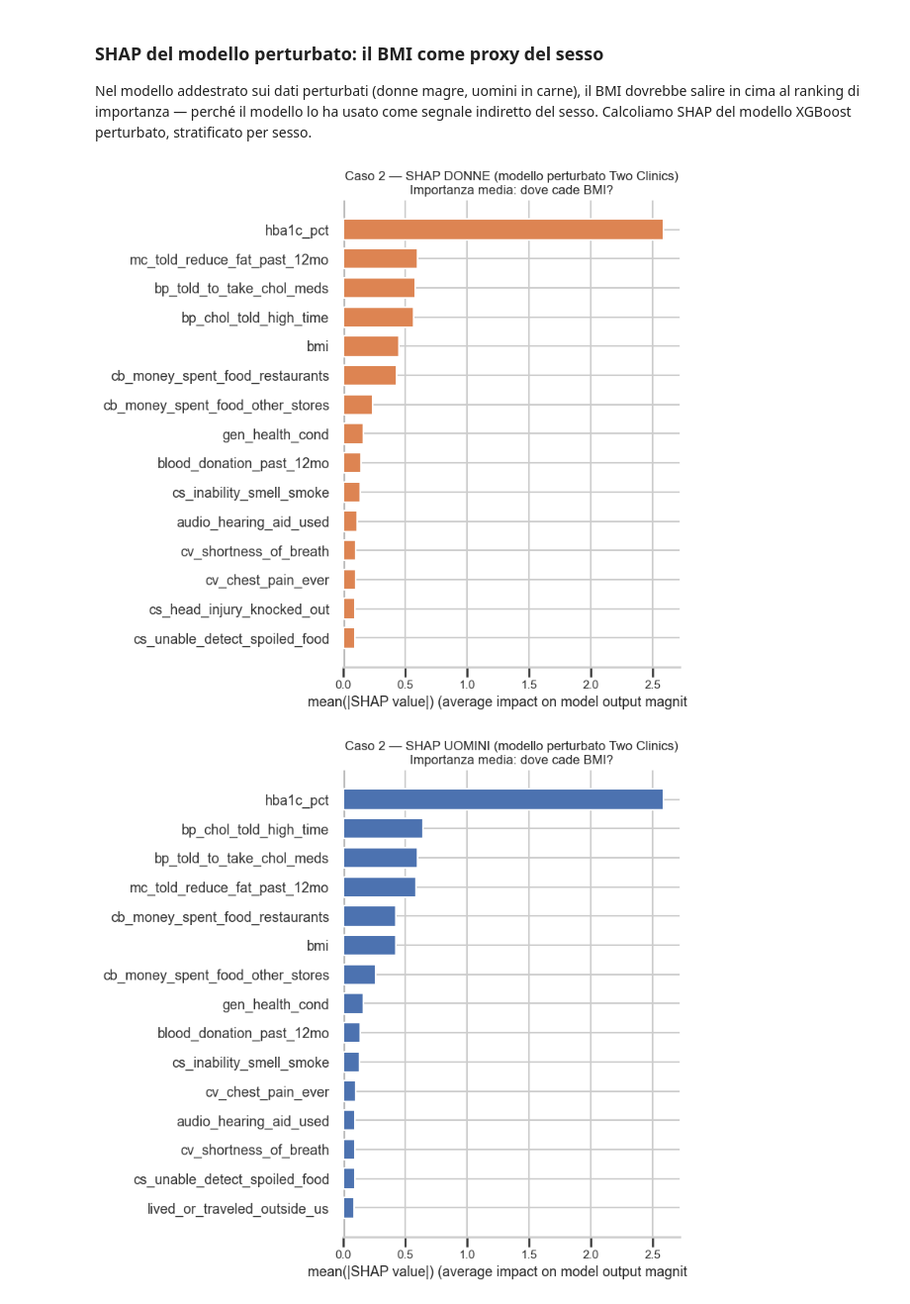
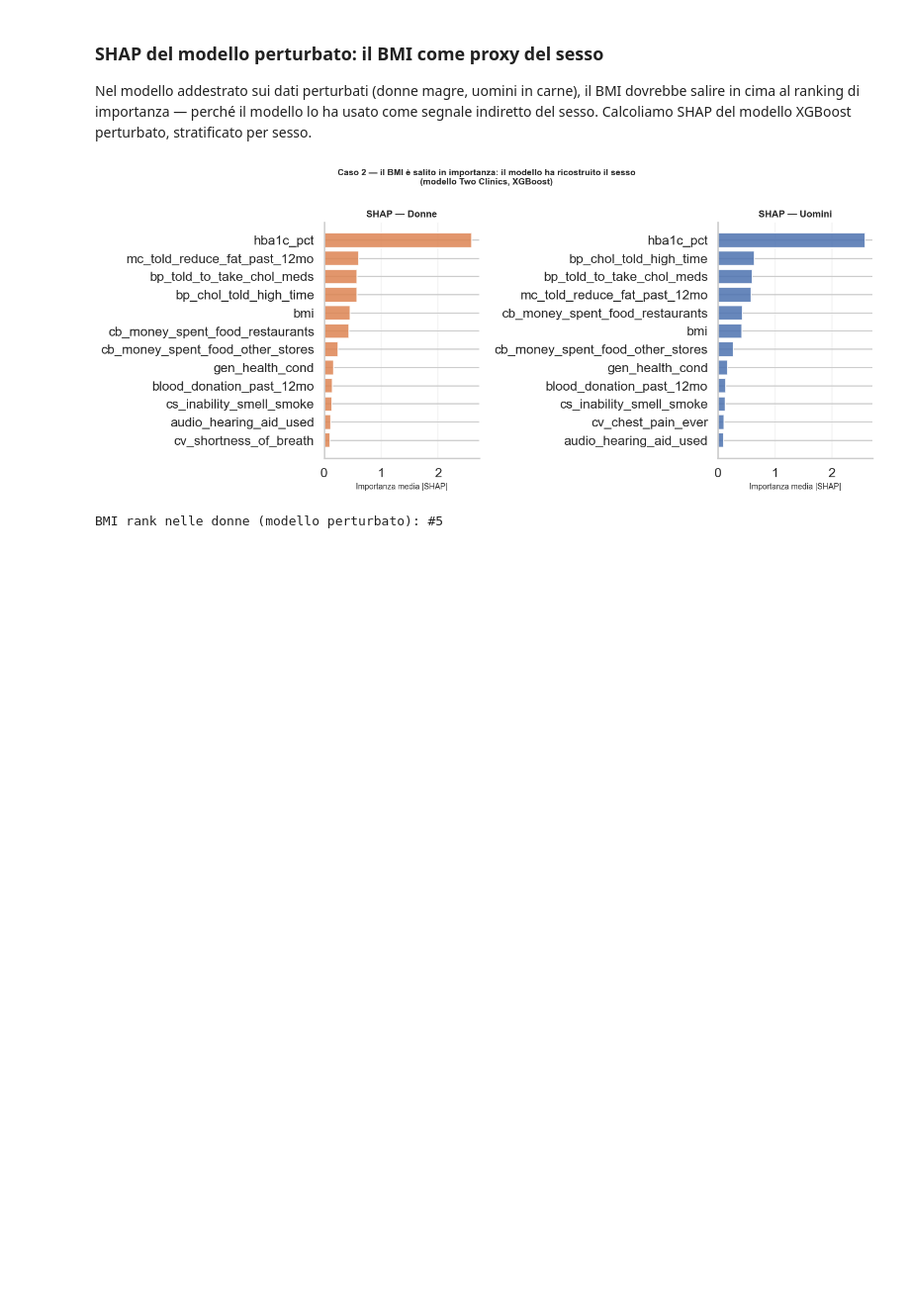
Before and after one commit to oliviariccomi/gender-bias-analysis, a Jupyter notebook: Fase_3_4_Modelli_Performance_Gap.ipynb, the cells around one changed output. Shown at 99% size. Drawn from its saved outputs; the diff is of its cells as text; code cells hidden in the pictures; blank space fills up the shorter version.

```diff
--- a/Fase_3_4_Modelli_Performance_Gap.ipynb
+++ b/Fase_3_4_Modelli_Performance_Gap.ipynb
@@ -96,7 +96,7 @@ DATA_PATH_ALT = 'NHANES_2013_2014_CSV/NHANES_2013_2014_CSV/NHANES_2013_2014_mast
 ZIP_FALLBACK  = 'NHANES_2013_2014_CSV.zip'
 OUTPUT_DIR    = 'archive'
 SEED          = 42
-N_BOOTSTRAP   = 50
+N_BOOTSTRAP   = 30
 
 # Risolvi il percorso effettivo del dato
 if os.path.exists(DATA_FILENAME):
@@ -1714,27 +1154,22 @@ grip_hand1_trial1_kg               15       8          7
 # %%
 summary_case1 = {
     'case': 'Case 1 - Bias di numerosita\' del genere',
-    'options_executed': ['1A', '1B', '1C'],
+    'options_executed': ['1A', '1B'],
     'n_total_train': 3000, 'n_test_fixed': int(len(test_fixed)),
     'bootstrap_n': N_BOOTSTRAP, 'seed': SEED,
     '1A': {
-        'target': 'bp_systolic_1', 'features': ['bmi', 'age_years'],
-        'mae_F_S0': float(results_1a.loc[results_1a['scenario']=='S0_50-50','mae_F'].mean()),
-        'mae_F_S3': float(results_1a.loc[results_1a['scenario']=='S3_5-95','mae_F'].mean()),
-        'mae_M_S0': float(results_1a.loc[results_1a['scenario']=='S0_50-50','mae_M'].mean()),
-        'mae_M_S3': float(results_1a.loc[results_1a['scenario']=='S3_5-95','mae_M'].mean()),
-    },
-    '1B': {
         'target': TARGET_1B, 'n_features': len(features_1b),
         'auroc_F_S0': float(results_1b.loc[results_1b['scenario']=='S0_50-50','auroc_F'].mean()),
         'auroc_F_S3': float(results_1b.loc[results_1b['scenario']=='S3_5-95','auroc_F'].mean()),
-        'delong_F_p': p_delong_F, 'delong_F_z': z_delong_F,
+        'cal_int_F_S0': float(results_1b.loc[results_1b['scenario']=='S0_50-50','cal_int_F'].mean()),
+        'cal_int_F_S3': float(results_1b.loc[results_1b['scenario']=='S3_5-95','cal_int_F'].mean()),
     },
-    '1C': {
+    '1B': {
         'target': TARGET_1C, 'n_features': len(features_1c),
         'auroc_F_S0': float(results_1c.loc[results_1c['scenario']=='S0_50-50','auroc_F'].mean()),
         'auroc_F_S3': float(results_1c.loc[results_1c['scenario']=='S3_5-95','auroc_F'].mean()),
-        'delong_F_p': p_dl_F_c, 'delong_F_z': z_F_c,
+        'cal_int_F_S0': float(results_1c.loc[results_1c['scenario']=='S0_50-50','cal_int_F'].mean()),
+        'cal_int_F_S3': float(results_1c.loc[results_1c['scenario']=='S3_5-95','cal_int_F'].mean()),
     }
 }
 with open(f'{OUTPUT_DIR}/case1/summary.json', 'w') as f:
@@ -2233,35 +1626,53 @@ XGBoost — metriche chiave (stesso pattern di LogReg):
 
 Nel modello addestrato sui dati perturbati (donne magre, uomini in carne), il BMI dovrebbe salire in cima al ranking di importanza — perché il modello lo ha usato come segnale indiretto del sesso. Calcoliamo SHAP del modello XGBoost perturbato, stratificato per sesso.
 # %%
-# SHAP per modello perturbato (XGBoost)
+# SHAP Caso 2 — XGBoost perturbato, donne vs uomini side-by-side
 import shap
 rng_shap = np.random.default_rng(SEED)
 tr_pert_shap = sample_perturbed_2(pool_2, N_PER_SEX_2, rng_shap)
-res_p_xgb, _, _, _, xgb_pert, X_test_p = fit_xgb_2(tr_pert_shap, test_fixed, features_2, TARGET_2)
+_, _, _, _, xgb_pert, X_test_p = fit_xgb_2(tr_pert_shap, test_fixed, features_2, TARGET_2)
 
-explainer_2 = shap.TreeExplainer(xgb_pert)
+explainer_2  = shap.TreeExplainer(xgb_pert)
 shap_values_2 = explainer_2.shap_values(X_test_p)
 g_te2_xgb = test_fixed.dropna(subset=[TARGET_2])['gender'].values
 mask_F2 = g_te2_xgb == 2
 mask_M2 = g_te2_xgb == 1
 
-# Plot SHAP donne
-plt.figure()
-shap.summary_plot(shap_values_2[mask_F2], X_test_p.iloc[mask_F2],
-                  plot_type='bar', max_display=15, show=False, color='#DD8452')
-plt.title('Caso 2 — SHAP DONNE (modello perturbato Two Clinics)\nImportanza media: dove cade BMI?', fontsize=12)
+mean_imp_F2 = (pd.Series(np.abs(shap_values_2[mask_F2]).mean(axis=0),
+                         index=X_test_p.columns)
+                 .sort_values(ascending=True).tail(12))
+mean_imp_M2 = (pd.Series(np.abs(shap_values_2[mask_M2]).mean(axis=0),
+                         index=X_test_p.columns)
+                 .sort_values(ascending=True).tail(12))
+
+fig, axes = plt.subplots(1, 2, figsize=(14, 6), sharey=False)
+for ax, imp, color, sex_label in [
+    (axes[0], mean_imp_F2, '#DD8452', 'Donne'),
+    (axes[1], mean_imp_M2, '#4C72B0', 'Uomini'),
+]:
+    ax.barh(imp.index, imp.values, color=color, alpha=0.85)
+    ax.set_title(f'SHAP — {sex_label}', fontsize=12, fontweight='bold')
+    ax.set_xlabel('Importanza media |SHAP|', fontsize=10)
+    ax.grid(alpha=0.2, axis='x')
+    ax.spines['top'].set_visible(False)
+    ax.spines['right'].set_visible(False)
+
+plt.suptitle('Caso 2 — il BMI è salito in importanza: il modello ha ricostruito il sesso\n'
+             '(modello Two Clinics, XGBoost)', fontsize=11, fontweight='bold')
 plt.tight_layout()
-plt.savefig(f'{OUTPUT_DIR}/case2/shap_perturbed_F.png', dpi=130, bbox_inches='tight')
+plt.savefig(f'{OUTPUT_DIR}/case2/2_shap_compare.png', dpi=130, bbox_inches='tight')
 plt.show()
 
-# Plot SHAP uomini
-plt.figure()
-shap.summary_plot(shap_values_2[mask_M2], X_test_p.iloc[mask_M2],
-                  plot_type='bar', max_display=15, show=False, color='#4C72B0')
-plt.title('Caso 2 — SHAP UOMINI (modello perturbato Two Clinics)\nImportanza media: dove cade BMI?', fontsize=12)
-plt.tight_layout()
-plt.savefig(f'{OUTPUT_DIR}/case2/shap_perturbed_M.png', dpi=130, bbox_inches='tight')
-plt.show()
+# Salva tabella confronto
+shap_compare_2 = pd.concat([
+    pd.Series(np.abs(shap_values_2[mask_F2]).mean(axis=0),
+              index=X_test_p.columns, name='importanza_F'),
+    pd.Series(np.abs(shap_values_2[mask_M2]).mean(axis=0),
+              index=X_test_p.columns, name='importanza_M'),
+], axis=1).sort_values('importanza_F', ascending=False)
+shap_compare_2.to_csv(f'{OUTPUT_DIR}/case2/2_shap_compare_by_sex.csv')
+bmi_rank = shap_compare_2.index.get_loc('bmi') + 1
+print(f'BMI rank nelle donne (modello perturbato): #{bmi_rank}')
 # %% [output]
-[figure, old version]
+[figure, new version]
-[figure, removed]
+BMI rank nelle donne (modello perturbato): #5
```
Also changed, not shown: parts of 57 cells of this notebook, 1 other file.
